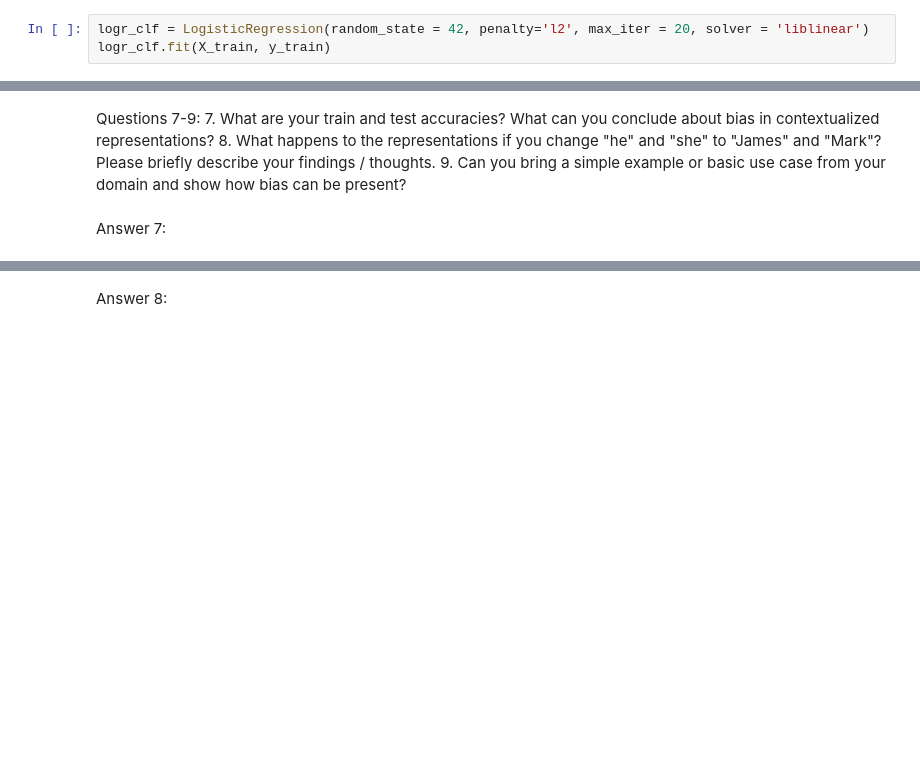
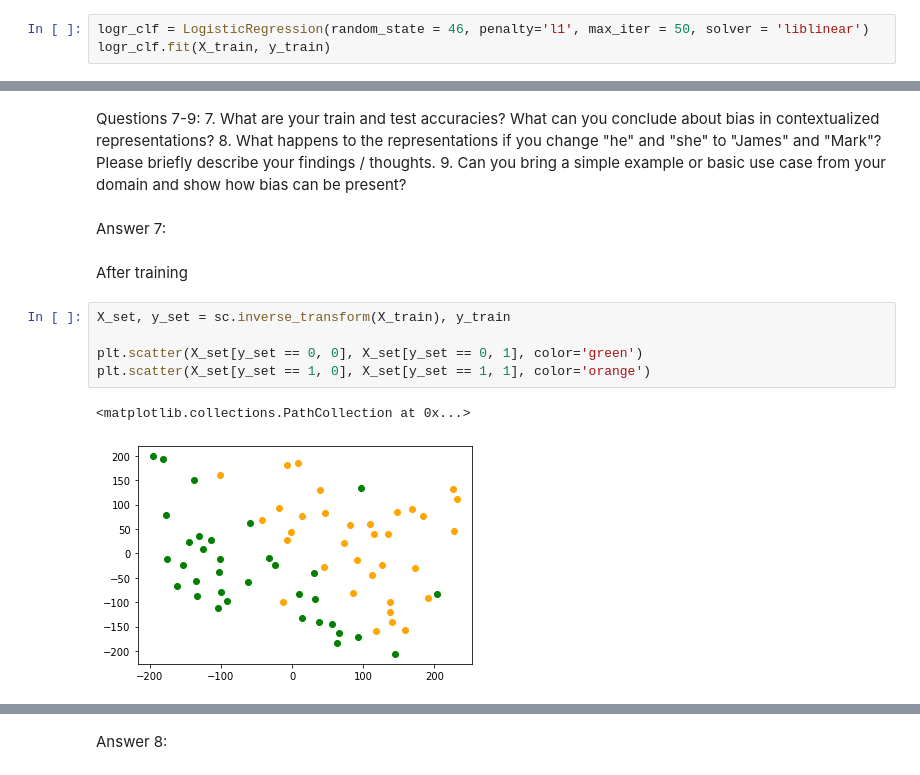
Before and after one commit to A00447694/Vector-Workshop, a Jupyter notebook: Chauhan-assignment1.ipynb, the cells around one changed output, grey strips where cells are left out. Cells and saved outputs as stored; diff of their text form; blank space fills up the shorter version.

```diff
--- a/Chauhan-assignment1.ipynb
+++ b/Chauhan-assignment1.ipynb
@@ -469,4 +418,4 @@ Y_train = sc.transform(X_test)
 # %%
-logr_clf = LogisticRegression(random_state = 42, penalty='l2', max_iter = 20, solver = 'liblinear')
+logr_clf = LogisticRegression(random_state = 46, penalty='l1', max_iter = 50, solver = 'liblinear')
 logr_clf.fit(X_train, y_train)
 # %% [output]
@@ -478,4 +428,14 @@ Questions 7-9:
 9. Can you bring a simple example or basic use case from your domain and show how bias can be present?
 # %% [markdown]
 Answer 7:
+# %% [markdown]
+After training
+# %%
+X_set, y_set = sc.inverse_transform(X_train), y_train
+
+plt.scatter(X_set[y_set == 0, 0], X_set[y_set == 0, 1], color='green')
+plt.scatter(X_set[y_set == 1, 0], X_set[y_set == 1, 1], color='orange')
+# %% [output]
+<matplotlib.collections.PathCollection at 0x...>
+[figure, added]
 # %%
```
Also changed, not shown: parts of 39 cells of this notebook.
